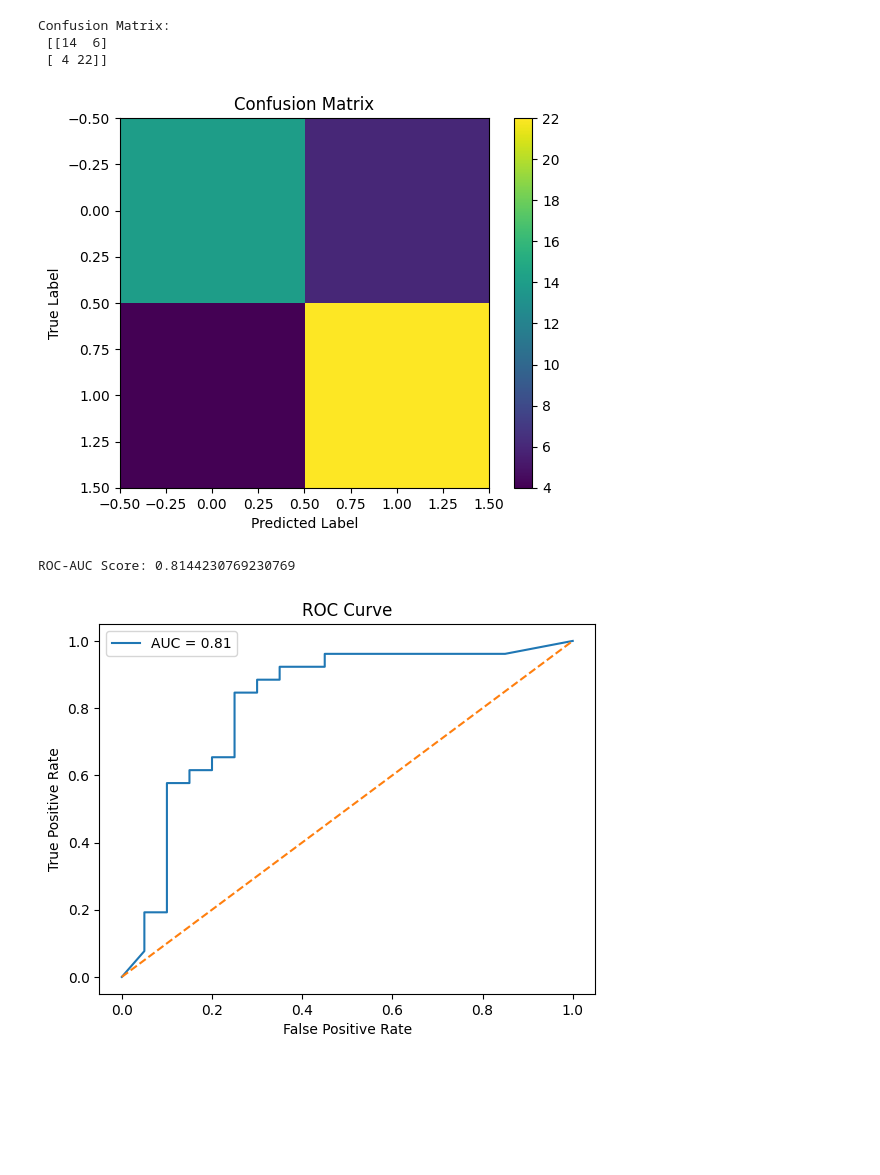
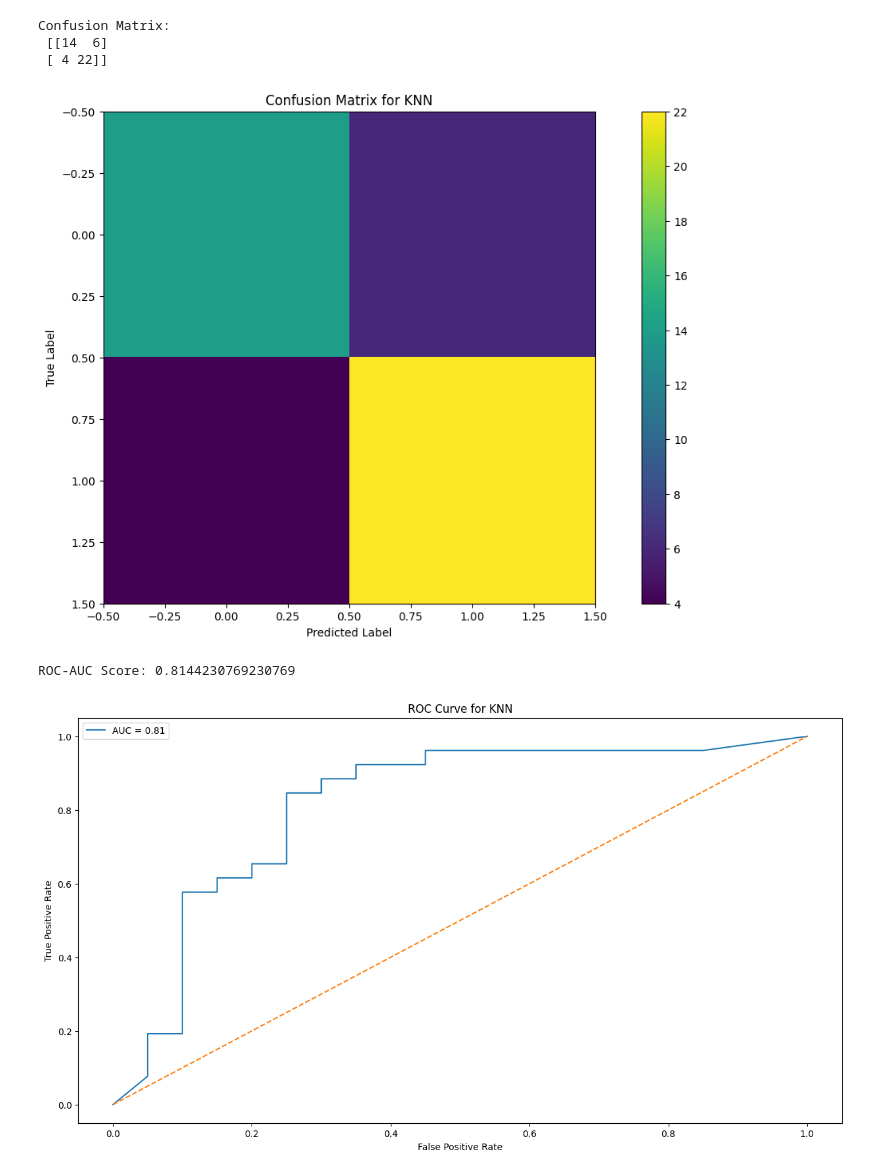
Before and after one commit to NelsonKimaro/ML-Model-to-Predict-Heart-Disease, a Jupyter notebook: Data_Science_with_a_Heart.ipynb, the cells around one changed output. Drawn from its saved outputs; the diff is of its cells as text; code cells hidden in the pictures; blank space fills up the shorter version.

```diff
--- a/Data_Science_with_a_Heart.ipynb
+++ b/Data_Science_with_a_Heart.ipynb
@@ -371,7 +360,7 @@ age_group
 Splitting the cleaned dataset into train, validation and tests sets
 # %%
 
-# df.drop('age_group', axis=1, inplace=True)
+df.drop('age_group', axis=1, inplace=True)
 
 X, y = df.drop('target', axis=1), df['target']
 
@@ -402,15 +391,15 @@ knn_pipeline = Pipeline([
 # %% [markdown]
 ###  Hyperparameter Grid for KNN
 # %%
-# param_grid = {
+# param_grid_knn = {
 #     'knn__n_neighbors': [3, 5, 7, 9, 11],
 #     'knn__weights': ['uniform', 'distance'],
 #     'knn__metric': ['minkowski', 'euclidean', 'manhattan'],
 #     'knn__p': [1, 2]  # 1 = Manhattan, 2 = Euclidean
 # }
 
-param_grid = {
-    'knn__n_neighbors': range(3, 31, 2),
+param_grid_knn = {
+    'knn__n_neighbors': range(1, 31, 2),
     'knn__weights': ['uniform', 'distance'],
     'knn__metric': ['minkowski'],
     'knn__p': [1, 2],
@@ -428,7 +417,7 @@ skf = StratifiedKFold(
 # GridSearchCV
 grid_search = GridSearchCV(
     estimator=knn_pipeline,
-    param_grid=param_grid,
+    param_grid=param_grid_knn,
     cv=skf,
     scoring='accuracy',
     n_jobs=-1,
@@ -468,12 +457,12 @@ Validation Accuracy: 0.9111111111111111
 # %%
  #Test Performance ###
-y_test_pred = best_knn.predict(X_test)
-y_test_prob = best_knn.predict_proba(X_test)[:, 1]
+y_test_pred_knn = best_knn.predict(X_test)
+y_test_prob_knn = best_knn.predict_proba(X_test)[:, 1]
 
-accuracy = accuracy_score(y_test, y_test_pred)
-precision = precision_score(y_test, y_test_pred)
-recall = recall_score(y_test, y_test_pred)
-f1 = f1_score(y_test, y_test_pred)
+accuracy = accuracy_score(y_test, y_test_pred_knn)
+precision = precision_score(y_test, y_test_pred_knn)
+recall = recall_score(y_test, y_test_pred_knn)
+f1 = f1_score(y_test, y_test_pred_knn)
 
 print("\nTest Accuracy:", accuracy)
 print("Precision:", precision)
@@ -509,28 +498,28 @@ Confusion Matrix:
  [ 4 22]]
 # %%
 plt.imshow(cm)
-plt.title("Confusion Matrix")
+plt.title("Confusion Matrix for KNN")
 plt.xlabel("Predicted Label")
 plt.ylabel("True Label")
 plt.colorbar()
 plt.show()
 # %% [output]
-[figure, old version]
+[figure, new version]
 # %%
 # ROC-AUC & Curve
-roc_auc = roc_auc_score(y_test, y_test_prob)
+roc_auc = roc_auc_score(y_test, y_test_prob_knn)
 print("ROC-AUC Score:", roc_auc)
 
-fpr, tpr, _ = roc_curve(y_test, y_test_prob)
+fpr, tpr, _ = roc_curve(y_test, y_test_prob_knn)
 
 plt.figure()
 plt.plot(fpr, tpr, label=f"AUC = {roc_auc:.2f}")
 plt.plot([0, 1], [0, 1], linestyle='--')
 plt.xlabel("False Positive Rate")
 plt.ylabel("True Positive Rate")
-plt.title("ROC Curve")
+plt.title("ROC Curve for KNN")
 plt.legend()
 plt.show()
 # %% [output]
 ROC-AUC Score: 0.8144230769230769
-[figure, old version]
+[figure, new version]
```
Also changed, not shown: parts of 21 cells of this notebook.
